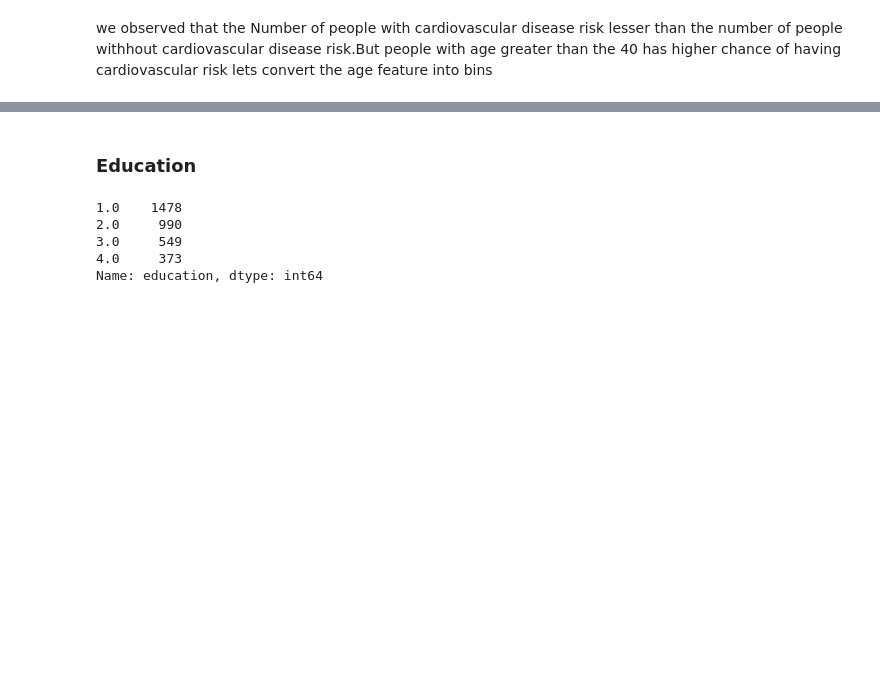
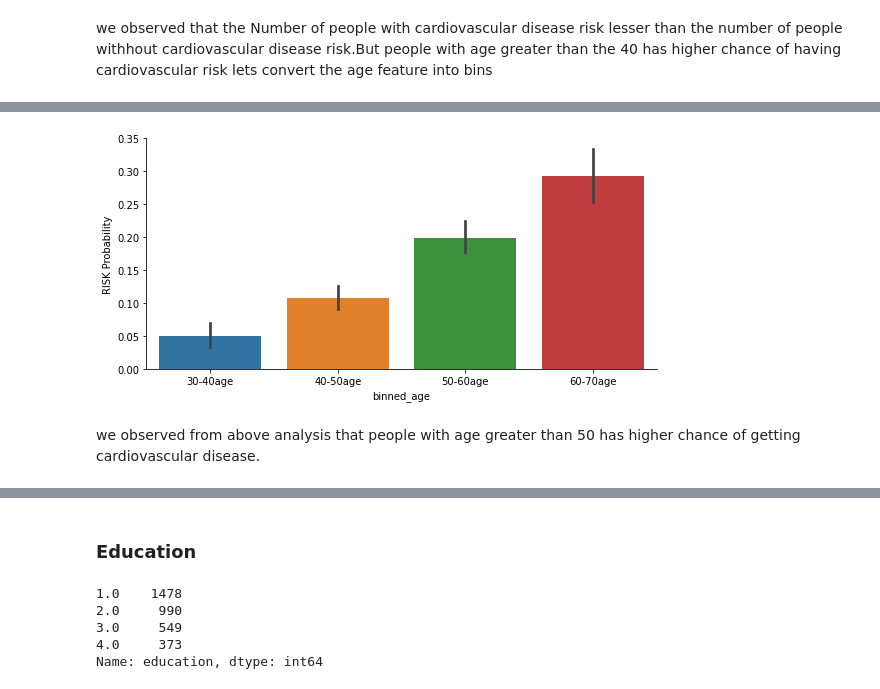
Before and after one commit to pavi-1994/Cardio_vascular_risk_prediction, a Jupyter notebook: cardivascular_risk_prediction.ipynb, the cells around one changed output, grey strips where cells are left out. Cells and saved outputs as stored; diff of their text form; code cells hidden in the pictures; blank space fills up the shorter version.

```diff
--- a/cardivascular_risk_prediction.ipynb
+++ b/cardivascular_risk_prediction.ipynb
@@ -459,3 +459,9 @@ sns.countplot(x='age', hue='cardio_risk', data=cardio_df, palette='colorblind')
 # %% [markdown]
 we observed that the Number of people with cardiovascular disease  risk lesser than the number of people withhout cardiovascular disease risk.But people with age greater than the 40 has higher chance of having cardiovascular risk
 lets convert the age feature into bins
+# %%
+#perform data binning on points variable with specific quantiles and labels
+bins = [30, 40, 50, 60, 70]
+labels = ["30-40age","40-50age","50-60age","60-70age"]
+cardio_df['binned_age'] = pd.cut(cardio_df['age'], bins=bins, labels=labels)
+cardio_df.head()
@@ -461,0 +492,8 @@ lets convert the age feature into bins
+# %%
+# analyzing cardio_vascular risk over age
+ax=sns.factorplot('binned_age','cardio_risk',kind='bar', data=cardio_df,size=4,aspect=2)
+ax=ax.set_ylabels("RISK Probability")
+# %% [output]
+[figure, added]
+# %% [markdown]
+we observed from above analysis that people with age greater than 50 has higher chance of getting cardiovascular disease.
```
Also changed, not shown: parts of 73 cells of this notebook.
